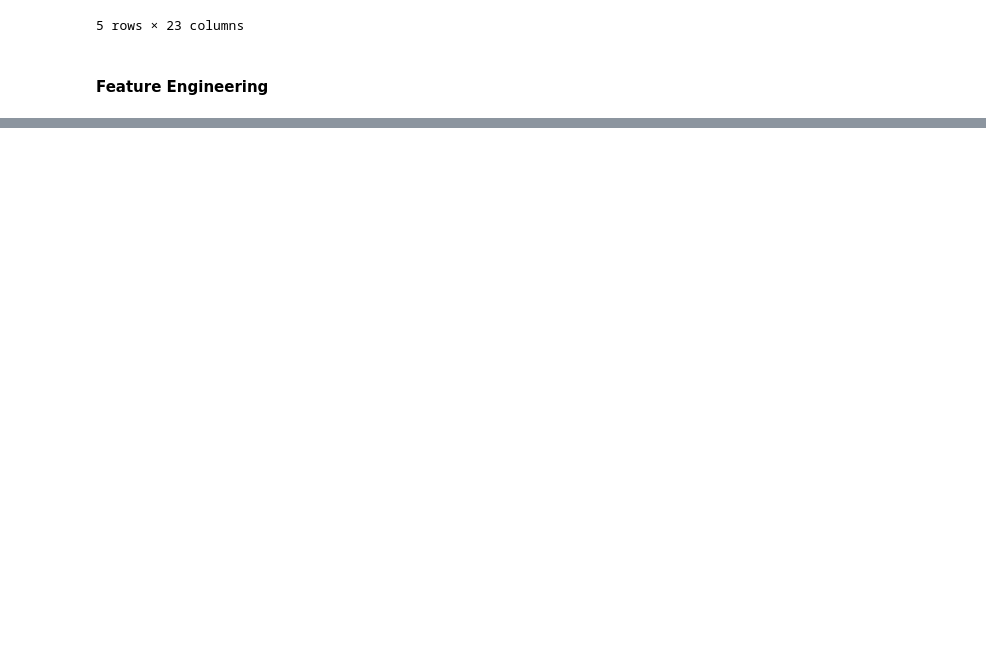
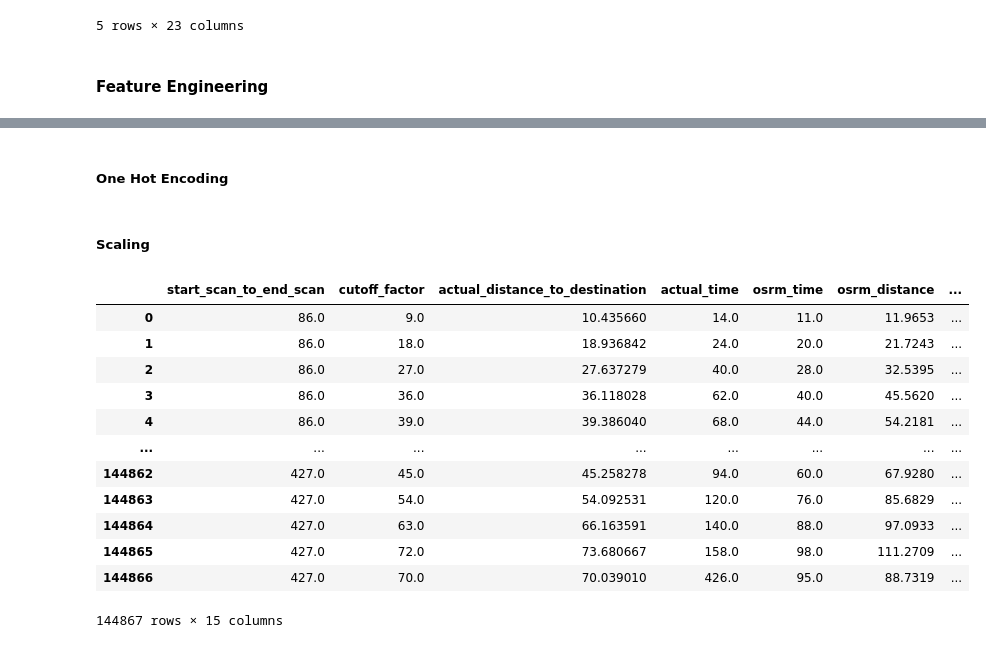
Before and after one commit to lokeshkumarn/DailyCodingProblems, a Jupyter notebook: Delhivery.ipynb, the cells around one changed output, grey strips where cells are left out. Drawn from its saved outputs; the diff is of its cells as text; code cells hidden in the pictures; blank space fills up the shorter version.

```diff
--- a/Delhivery.ipynb
+++ b/Delhivery.ipynb
@@ -299,0 +369,46 @@ df['trip_day'] = df['trip_creation_time'].dt.day
+# %%
+import pandas as pd
+import numpy as np
+
+def treat_outliers_all_columns(df):
+    for column in df.columns:
+        if np.issubdtype(df[column].dtype, np.number):  # Only treat numeric columns
+            # Calculate IQR
+            Q1 = df[column].quantile(0.25)
+            Q3 = df[column].quantile(0.75)
+            IQR = Q3 - Q1
+
+            # Define limits for outliers
+            lower_limit = Q1 - 1.5 * IQR
+            upper_limit = Q3 + 1.5 * IQR
+
+            # Treat the outliers
+            df[column] = np.where((df[column] < lower_limit), lower_limit, df[column])
+            df[column] = np.where((df[column] > upper_limit), upper_limit, df[column])
+
+    return df
+# %%
+df = treat_outliers_all_columns(df)
+# %% [markdown]
+##### One Hot Encoding
+# %%
+# Perform one-hot encoding
+df = pd.get_dummies(df, columns=['route_type'])
+# %% [markdown]
+##### Scaling
+# %%
+ df.select_dtypes(include=['int64', 'float64'])
+# %% [output]
+|  | start_scan_to_end_scan | cutoff_factor | actual_distance_to_destination | actual_time | osrm_time | osrm_distance | ... |
+| 0 | 86.0 | 9.0 | 10.435660 | 14.0 | 11.0 | 11.9653 | ... |
+| 1 | 86.0 | 18.0 | 18.936842 | 24.0 | 20.0 | 21.7243 | ... |
+| 2 | 86.0 | 27.0 | 27.637279 | 40.0 | 28.0 | 32.5395 | ... |
+| 3 | 86.0 | 36.0 | 36.118028 | 62.0 | 40.0 | 45.5620 | ... |
+| 4 | 86.0 | 39.0 | 39.386040 | 68.0 | 44.0 | 54.2181 | ... |
+| ... | ... | ... | ... | ... | ... | ... | ... |
+| 144862 | 427.0 | 45.0 | 45.258278 | 94.0 | 60.0 | 67.9280 | ... |
+| 144863 | 427.0 | 54.0 | 54.092531 | 120.0 | 76.0 | 85.6829 | ... |
+| 144864 | 427.0 | 63.0 | 66.163591 | 140.0 | 88.0 | 97.0933 | ... |
+| 144865 | 427.0 | 72.0 | 73.680667 | 158.0 | 98.0 | 111.2709 | ... |
+| 144866 | 427.0 | 70.0 | 70.039010 | 426.0 | 95.0 | 88.7319 | ... |
+144867 rows × 15 columns
```
Also changed, not shown: parts of 12 cells of this notebook.
